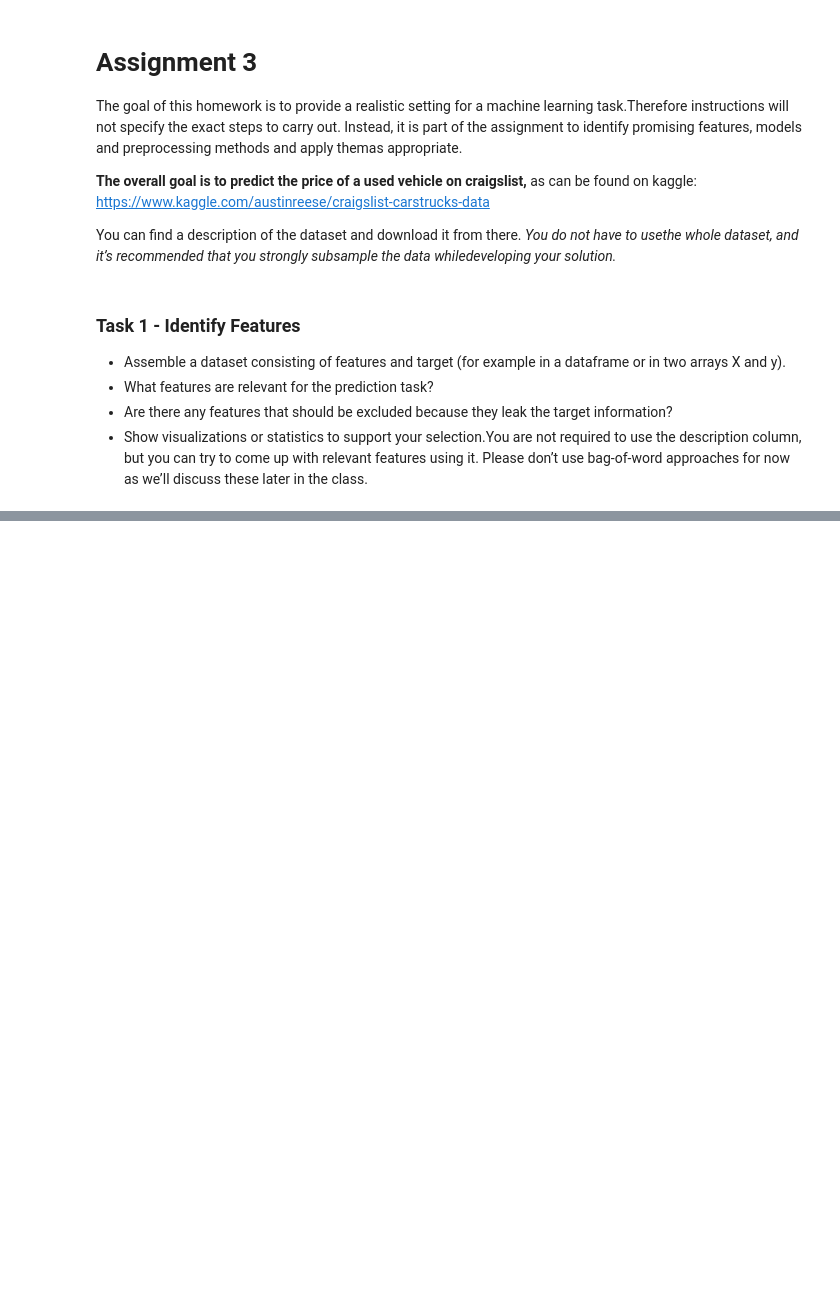
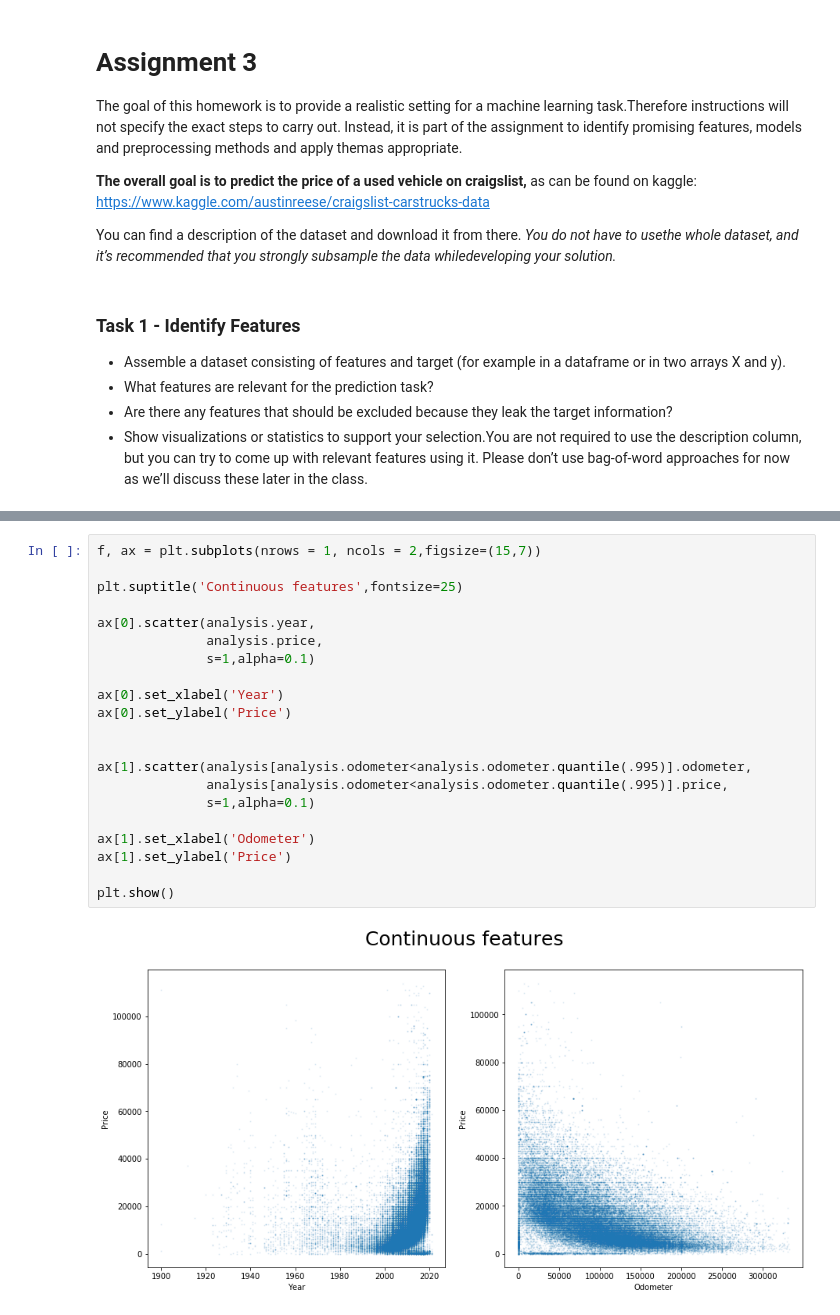
Before and after one commit to leogcalderon/Applied_ML2020, a Jupyter notebook: Evaluation/Assignment 3 - Full ML task.ipynb, the cells around one changed output, grey strips where cells are left out. Drawn from its saved outputs; the diff is of its cells as text; blank space fills up the shorter version.

```diff
--- a/Evaluation/Assignment 3 - Full ML task.ipynb
+++ b/Evaluation/Assignment 3 - Full ML task.ipynb
@@ -15,0 +83,23 @@ You can find a description of the dataset and download it from there. *You do no
+# %%
+f, ax = plt.subplots(nrows = 1, ncols = 2,figsize=(15,7))
+
+plt.suptitle('Continuous features',fontsize=25)
+
+ax[0].scatter(analysis.year,
+              analysis.price,
+              s=1,alpha=0.1)
+
+ax[0].set_xlabel('Year')
+ax[0].set_ylabel('Price')
+
+
+ax[1].scatter(analysis[analysis.odometer<analysis.odometer.quantile(.995)].odometer,
+              analysis[analysis.odometer<analysis.odometer.quantile(.995)].price,
+              s=1,alpha=0.1)
+
+ax[1].set_xlabel('Odometer')
+ax[1].set_ylabel('Price')
+
+plt.show()
+# %% [output]
+[figure, added]
```
Also changed, not shown: parts of 27 cells of this notebook.
